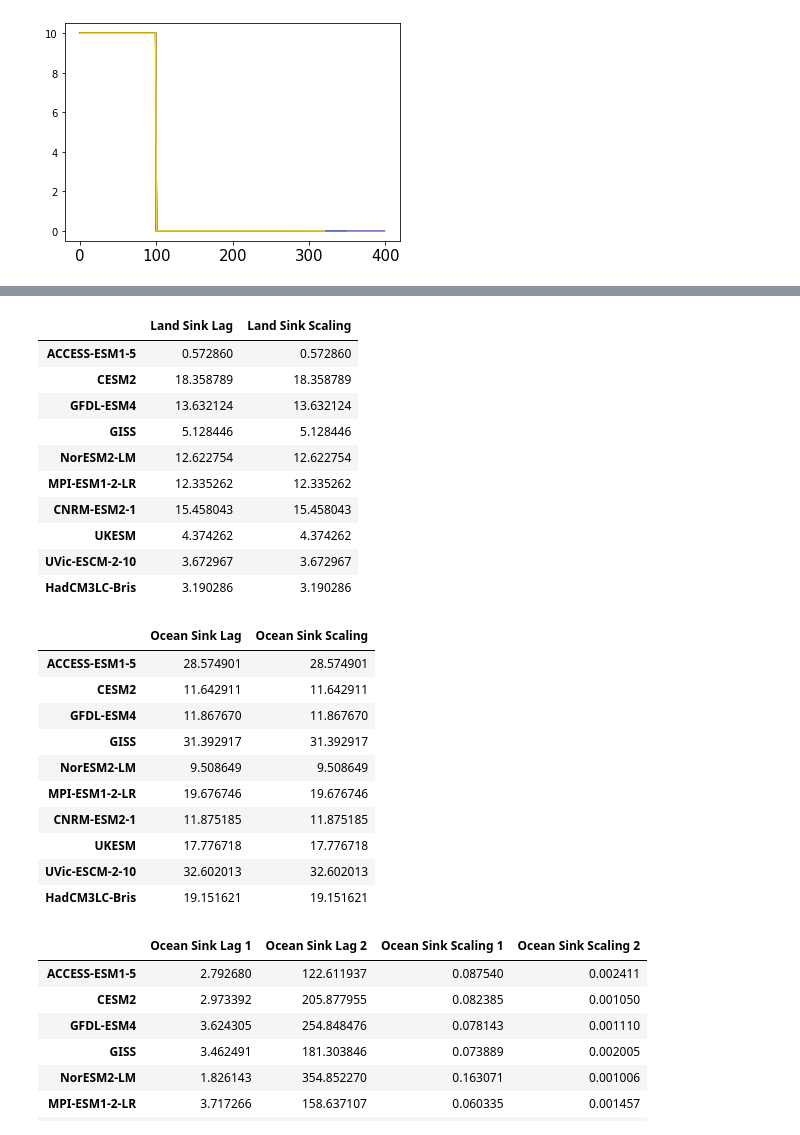
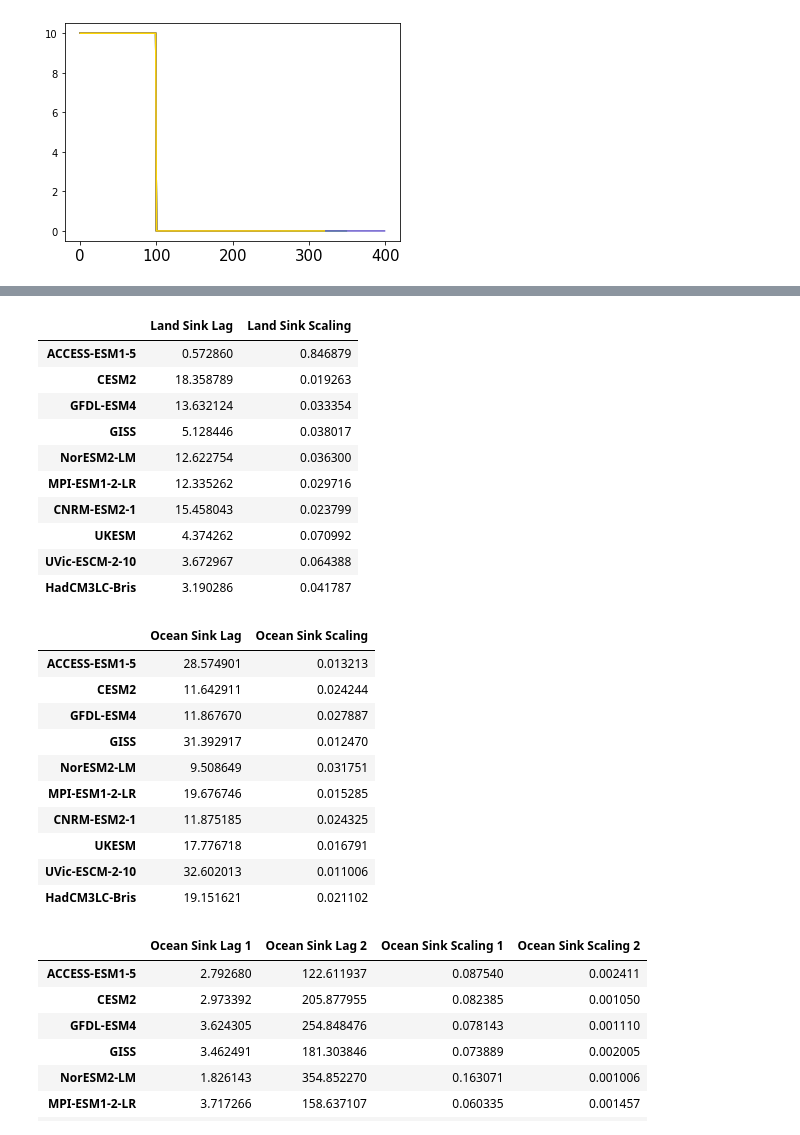
Before and after one commit to ckoven/esm-deck, a Jupyter notebook: flat10_figures_lagfitting.ipynb, the cells around one changed output, grey strips where cells are left out. Cells and saved outputs as stored; diff of their text form; code cells hidden in the pictures.

```diff
--- a/flat10_figures_lagfitting.ipynb
+++ b/flat10_figures_lagfitting.ipynb
@@ -1215,14 +1199,14 @@ for i in np.arange(0,len(mdls)):
 # %% [output]
 [figure]
 # %%
-fig = plt.figure(figsize=(14,14))
+fig = plt.figure(figsize=(14,5))
 
 years_to_pad_front = 50
 
 land_sink_curvefit_params_list = []
 for i in np.arange(0,len(mdls)):
     # subfigure 1
-    sub = fig.add_subplot(4, 3, i+1)
+    sub = fig.add_subplot(2, 5, i+1)
 
     ntim_orig = len(np.squeeze(ed[mdls[i]]['flat10-zec']['fco2fos']))
     ntim = ntim_orig + years_to_pad_front
@@ -1250,10 +1234,11 @@ for i in np.arange(0,len(mdls)):
     sub.plot(year, landsink_flat10_zec,color=colors[i])
     sub.plot(year, pred_landsink,color='black')
     sub.title.set_text(mdls[i])
-    if i%3 == 0:
+    if i%5 == 0:
         sub.set_ylabel('Land Sink (Pg C/yr)')
     #if succeeded:
     #    sub.plot(pred_totalsink_2timescale,color='blue',label=mdls[i])
+    sub.set_ylim(-5,11)
 
 plt.tight_layout()
 plt.show()
@@ -1413,39 +1439,39 @@ plt.show()
 # %%
-land_sink_expfit = pd.DataFrame((np.array(land_sink_curvefit_params_list)[:,0], np.array(land_sink_curvefit_params_list)[:,0])).transpose()
+land_sink_expfit = pd.DataFrame((np.array(land_sink_curvefit_params_list)[:,0], np.array(land_sink_curvefit_params_list)[:,1])).transpose()
 
 land_sink_expfit.columns = ['Land Sink Lag','Land Sink Scaling']
 land_sink_expfit.index = mdls
 land_sink_expfit
 # %% [output]
 |  | Land Sink Lag | Land Sink Scaling |
-| ACCESS-ESM1-5 | 0.572860 | 0.572860 |
-| CESM2 | 18.358789 | 18.358789 |
-| GFDL-ESM4 | 13.632124 | 13.632124 |
-| GISS | 5.128446 | 5.128446 |
-| NorESM2-LM | 12.622754 | 12.622754 |
-| MPI-ESM1-2-LR | 12.335262 | 12.335262 |
-| CNRM-ESM2-1 | 15.458043 | 15.458043 |
-| UKESM | 4.374262 | 4.374262 |
-| UVic-ESCM-2-10 | 3.672967 | 3.672967 |
-| HadCM3LC-Bris | 3.190286 | 3.190286 |
+| ACCESS-ESM1-5 | 0.572860 | 0.846879 |
+| CESM2 | 18.358789 | 0.019263 |
+| GFDL-ESM4 | 13.632124 | 0.033354 |
+| GISS | 5.128446 | 0.038017 |
+| NorESM2-LM | 12.622754 | 0.036300 |
+| MPI-ESM1-2-LR | 12.335262 | 0.029716 |
+| CNRM-ESM2-1 | 15.458043 | 0.023799 |
+| UKESM | 4.374262 | 0.070992 |
+| UVic-ESCM-2-10 | 3.672967 | 0.064388 |
+| HadCM3LC-Bris | 3.190286 | 0.041787 |
 # %%
-ocean_sink_singleexpfit = pd.DataFrame((np.array(ocean_sink_curvefit_single_params_list)[:,0], np.array(ocean_sink_curvefit_single_params_list)[:,0])).transpose()
+ocean_sink_singleexpfit = pd.DataFrame((np.array(ocean_sink_curvefit_single_params_list)[:,0], np.array(ocean_sink_curvefit_single_params_list)[:,1])).transpose()
 
 ocean_sink_singleexpfit.columns = ['Ocean Sink Lag','Ocean Sink Scaling']
 ocean_sink_singleexpfit.index = mdls
 ocean_sink_singleexpfit
 # %% [output]
 |  | Ocean Sink Lag | Ocean Sink Scaling |
-| ACCESS-ESM1-5 | 28.574901 | 28.574901 |
-| CESM2 | 11.642911 | 11.642911 |
-| GFDL-ESM4 | 11.867670 | 11.867670 |
-| GISS | 31.392917 | 31.392917 |
-| NorESM2-LM | 9.508649 | 9.508649 |
-| MPI-ESM1-2-LR | 19.676746 | 19.676746 |
-| CNRM-ESM2-1 | 11.875185 | 11.875185 |
-| UKESM | 17.776718 | 17.776718 |
-| UVic-ESCM-2-10 | 32.602013 | 32.602013 |
-| HadCM3LC-Bris | 19.151621 | 19.151621 |
+| ACCESS-ESM1-5 | 28.574901 | 0.013213 |
+| CESM2 | 11.642911 | 0.024244 |
+| GFDL-ESM4 | 11.867670 | 0.027887 |
+| GISS | 31.392917 | 0.012470 |
+| NorESM2-LM | 9.508649 | 0.031751 |
+| MPI-ESM1-2-LR | 19.676746 | 0.015285 |
+| CNRM-ESM2-1 | 11.875185 | 0.024325 |
+| UKESM | 17.776718 | 0.016791 |
+| UVic-ESCM-2-10 | 32.602013 | 0.011006 |
+| HadCM3LC-Bris | 19.151621 | 0.021102 |
 # %%
 ocean_sink_doubleexpfit = pd.DataFrame((np.array(ocean_sink_curvefit_double_params_list)[:,0], np.array(ocean_sink_curvefit_double_params_list)[:,1], np.array(ocean_sink_curvefit_double_params_list)[:,2], np.array(ocean_sink_curvefit_double_params_list)[:,3])).transpose()
 
```
Also changed, not shown: parts of 6 cells of this notebook.
